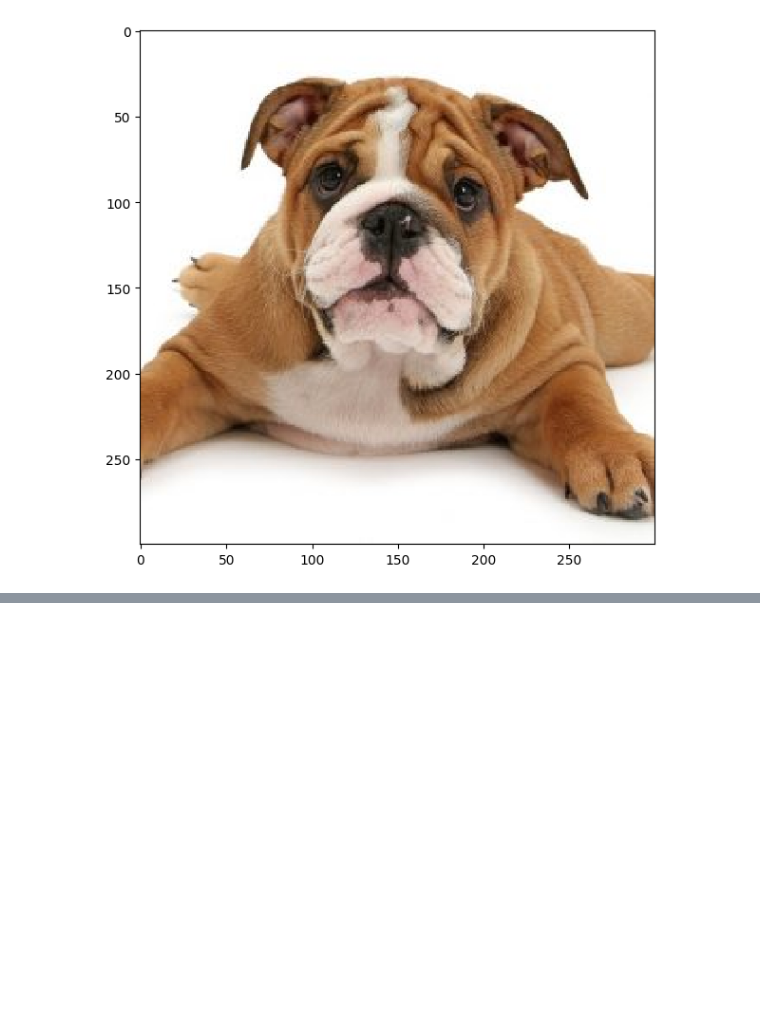
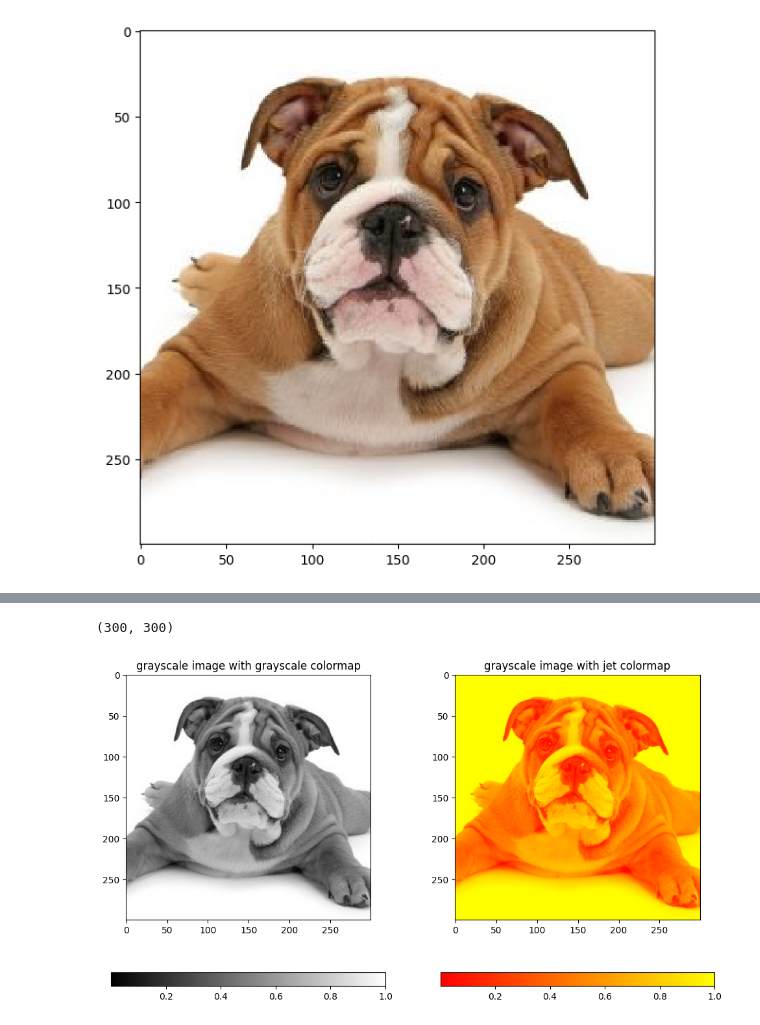
Before and after one commit to olivierguy456/PUC, a Jupyter notebook: exo2.ipynb, the cells around one changed output, grey strips where cells are left out. Drawn from its saved outputs; the diff is of its cells as text; code cells hidden in the pictures; blank space fills up the shorter version.

```diff
--- a/exo2.ipynb
+++ b/exo2.ipynb
@@ -30,0 +38,18 @@ sk.io.show()
+# %%
+IG = sk.color.rgb2gray(I1)
+IG.shape
+# %% [output]
+(300, 300)
+# %%
+import matplotlib.pyplot as plt
+fig,axes = plt.subplots(1,2,figsize=(12,7))
+ax = axes.ravel() # convert axes to a 1d array
+im1 = ax[0].imshow(IG,cmap=plt.cm.gray) # visualize image using imshow function using a grayscale colormap
+ax[0].set_title('grayscale image with grayscale colormap') # set figure title
+fig.colorbar(im1,ax=ax[0],orientation='horizontal') # visualize colorbar
+im2 = ax[1].imshow(IG,cmap=plt.cm.autumn) # visualize image using imshow function using a grayscale colormap
+ax[1].set_title('grayscale image with jet colormap') # set figure title
+fig.colorbar(im2,ax=ax[1],orientation='horizontal') # visualize colorbar
+sk.io.show()
+# %% [output]
+[figure, added]
```
Also changed, not shown: parts of 1 cell of this notebook.
